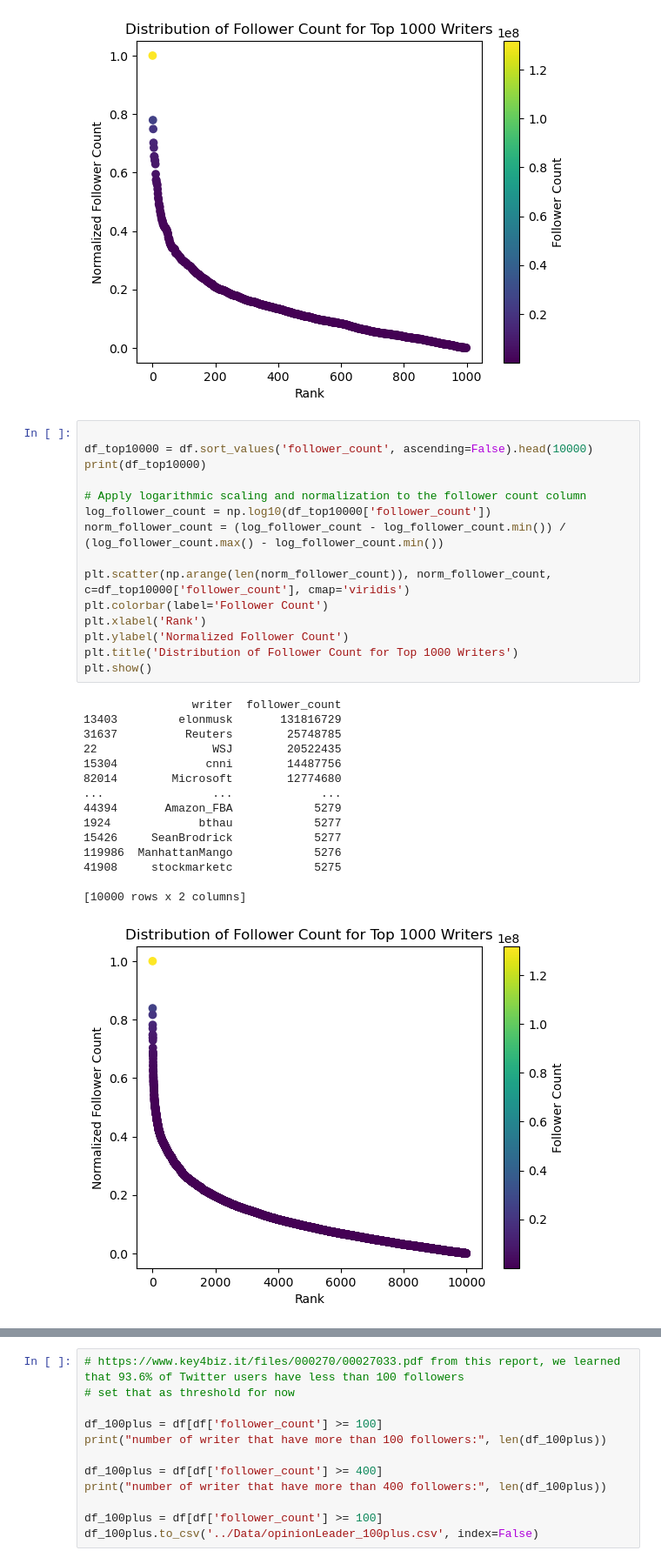
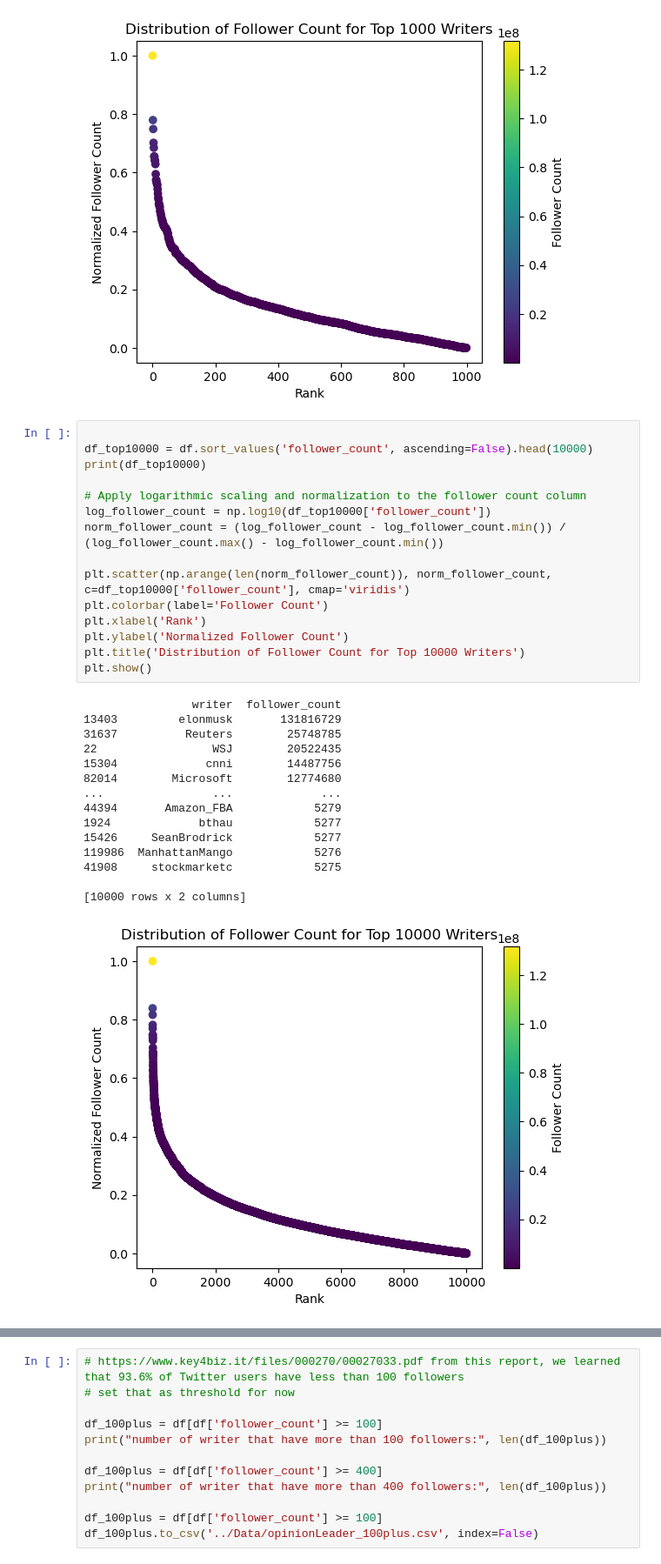
Before and after one commit to naronchen/sentiment-integration-for-tech-stock-forecasting, a Jupyter notebook: data_preprocess/Visualization.ipynb, the cells around one changed output, grey strips where cells are left out. Shown at 87% size. Cells and saved outputs as stored; diff of their text form.

```diff
--- a/data_preprocess/Visualization.ipynb
+++ b/data_preprocess/Visualization.ipynb
@@ -47,34 +47,34 @@ plt.show()
 # %%
 
 df_top10000 = df.sort_values('follower_count', ascending=False).head(10000)
 print(df_top10000)
 
 # Apply logarithmic scaling and normalization to the follower count column
 log_follower_count = np.log10(df_top10000['follower_count'])
 norm_follower_count = (log_follower_count - log_follower_count.min()) / (log_follower_count.max() - log_follower_count.min())
 
 plt.scatter(np.arange(len(norm_follower_count)), norm_follower_count, c=df_top10000['follower_count'], cmap='viridis')
 plt.colorbar(label='Follower Count')
 plt.xlabel('Rank')
 plt.ylabel('Normalized Follower Count')
-plt.title('Distribution of Follower Count for Top 1000 Writers')
+plt.title('Distribution of Follower Count for Top 10000 Writers')
 plt.show()
 # %% [output]
                 writer  follower_count
 13403         elonmusk       131816729
 31637          Reuters        25748785
 22                 WSJ        20522435
 15304             cnni        14487756
 82014        Microsoft        12774680
 ...                ...             ...
 44394       Amazon_FBA            5279
 1924             bthau            5277
 15426     SeanBrodrick            5277
 119986  ManhattanMango            5276
 41908     stockmarketc            5275
 
 [10000 rows x 2 columns]
-[figure, old version]
+[figure, new version]
 # %%
 
 df_top10000 = df.sort_values('follower_count', ascending=False).head(100000)
```
Also changed, not shown: parts of 2 cells of this notebook, 10 other files.
